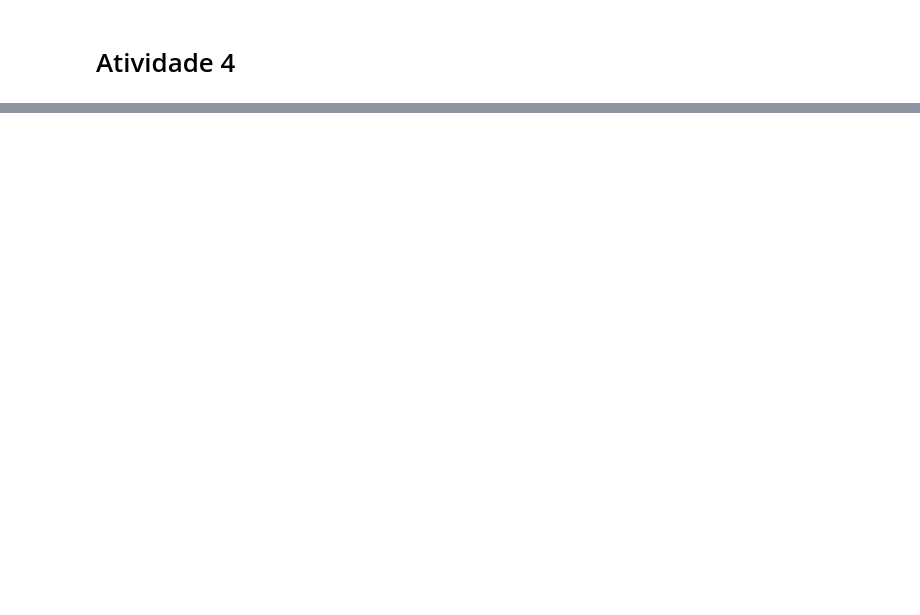
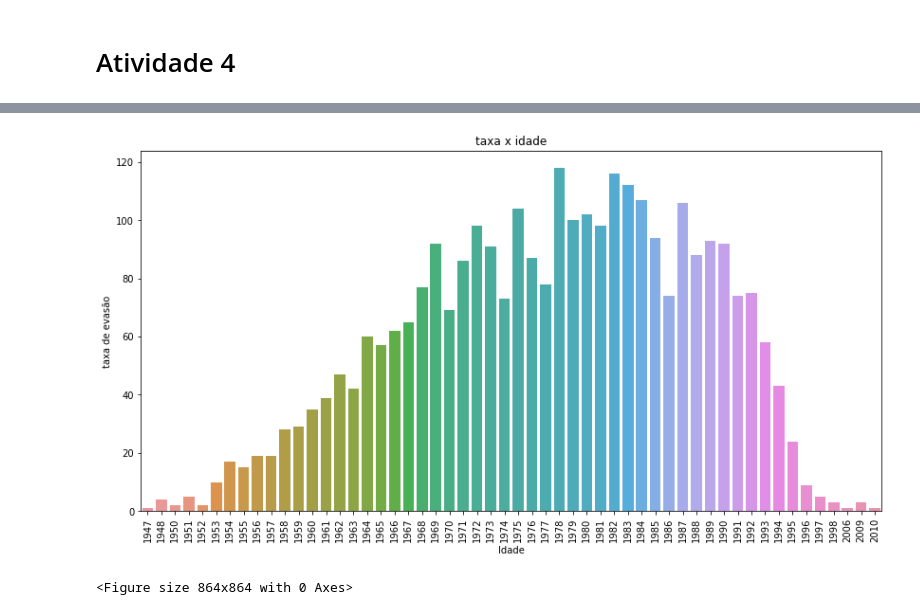
Before and after one commit to znehAC/mineracao_dados, a Jupyter notebook: main3.ipynb, the cells around one changed output, grey strips where cells are left out. Saved outputs shown, nothing was run; the diff lists cells and outputs as text; code cells hidden in the pictures; blank space fills up the shorter version.

```diff
--- a/main3.ipynb
+++ b/main3.ipynb
@@ -468,0 +523,13 @@ A idade dos alunos influencia na taxa de evasão?
+# %%
+questao_2 = df[df["modalidade"] == "À Distância"][df["status"] == "Evasão"][df["nascimento"] < "2011"][df["nascimento"] < "2011"][df["ano"] >= "2008"].groupby("nascimento").count()
+# %%
+plt.rcParams['figure.figsize'] = [14, 7]
+fig = sns.barplot(questao_2.index, questao_2["status"]).tick_params(axis='x', rotation = 90)
+plt.xlabel("Idade")
+plt.ylabel("taxa de evasão")
+plt.title("taxa x idade") # You can comment this line out if you don't need title
+plt.figure(figsize=(12,12))
+plt.show(fig)
+# %% [output]
+[figure, added]
+<Figure size 864x864 with 0 Axes>
```
Also changed, not shown: parts of 7 cells of this notebook.
